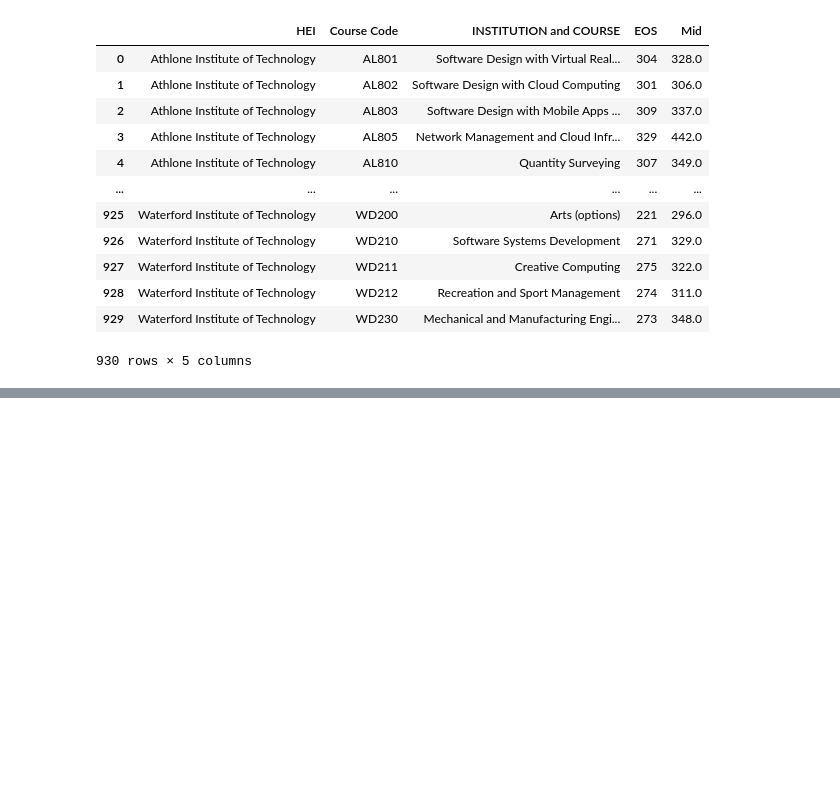
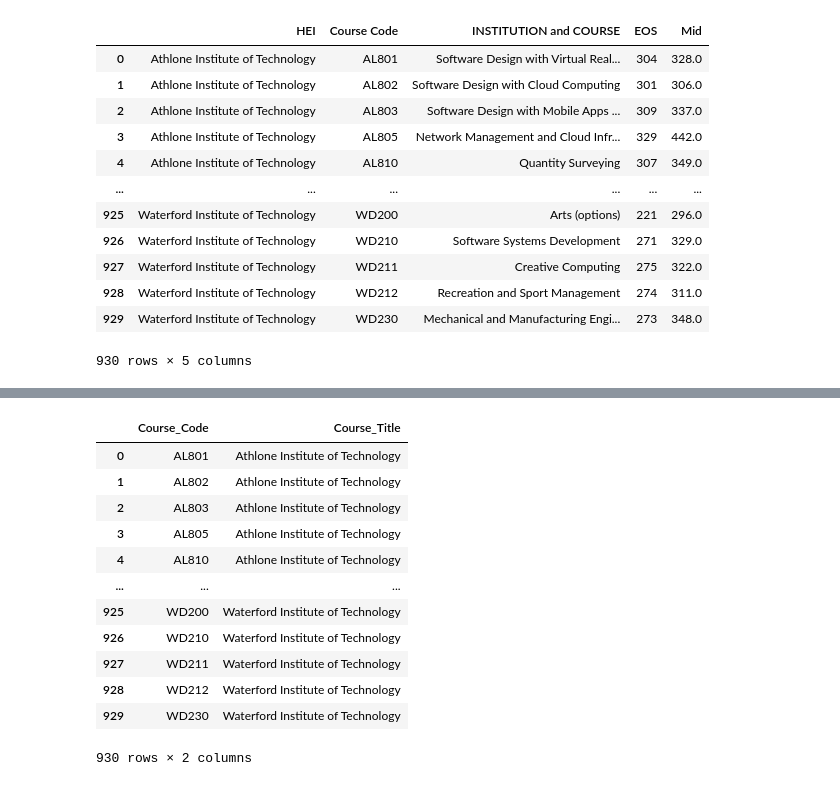
Before and after one commit to G00398258/fundsofda-assessment, a Jupyter notebook: cao.ipynb, the cells around one changed output, grey strips where cells are left out. Drawn from its saved outputs; the diff is of its cells as text; code cells hidden in the pictures; blank space fills up the shorter version.

```diff
--- a/cao.ipynb
+++ b/cao.ipynb
@@ -134,5 +159,5 @@ df.to_csv(path)
 12. Replace double tabs with a single tab
 13. Change backticks to apostrophes
 # %%
-dfnew = pd.read_csv("cao2019_03112021.csv", sep='\t')
+df19 = pd.read_csv("cao2019_03112021.csv", sep='\t')
 # %%
@@ -153,0 +221,19 @@ dfnew
+# %%
+courses19 = df19[["Course Code", "HEI"]]
+# Change the colum names to match the 2021 df
+courses19.columns = ["Course_Code", "Course_Title"]
+courses19
+# %% [output]
+|  | Course_Code | Course_Title |
+| 0 | AL801 | Athlone Institute of Technology |
+| 1 | AL802 | Athlone Institute of Technology |
+| 2 | AL803 | Athlone Institute of Technology |
+| 3 | AL805 | Athlone Institute of Technology |
+| 4 | AL810 | Athlone Institute of Technology |
+| ... | ... | ... |
+| 925 | WD200 | Waterford Institute of Technology |
+| 926 | WD210 | Waterford Institute of Technology |
+| 927 | WD211 | Waterford Institute of Technology |
+| 928 | WD212 | Waterford Institute of Technology |
+| 929 | WD230 | Waterford Institute of Technology |
+930 rows × 2 columns
```
Also changed, not shown: parts of 26 cells of this notebook.
